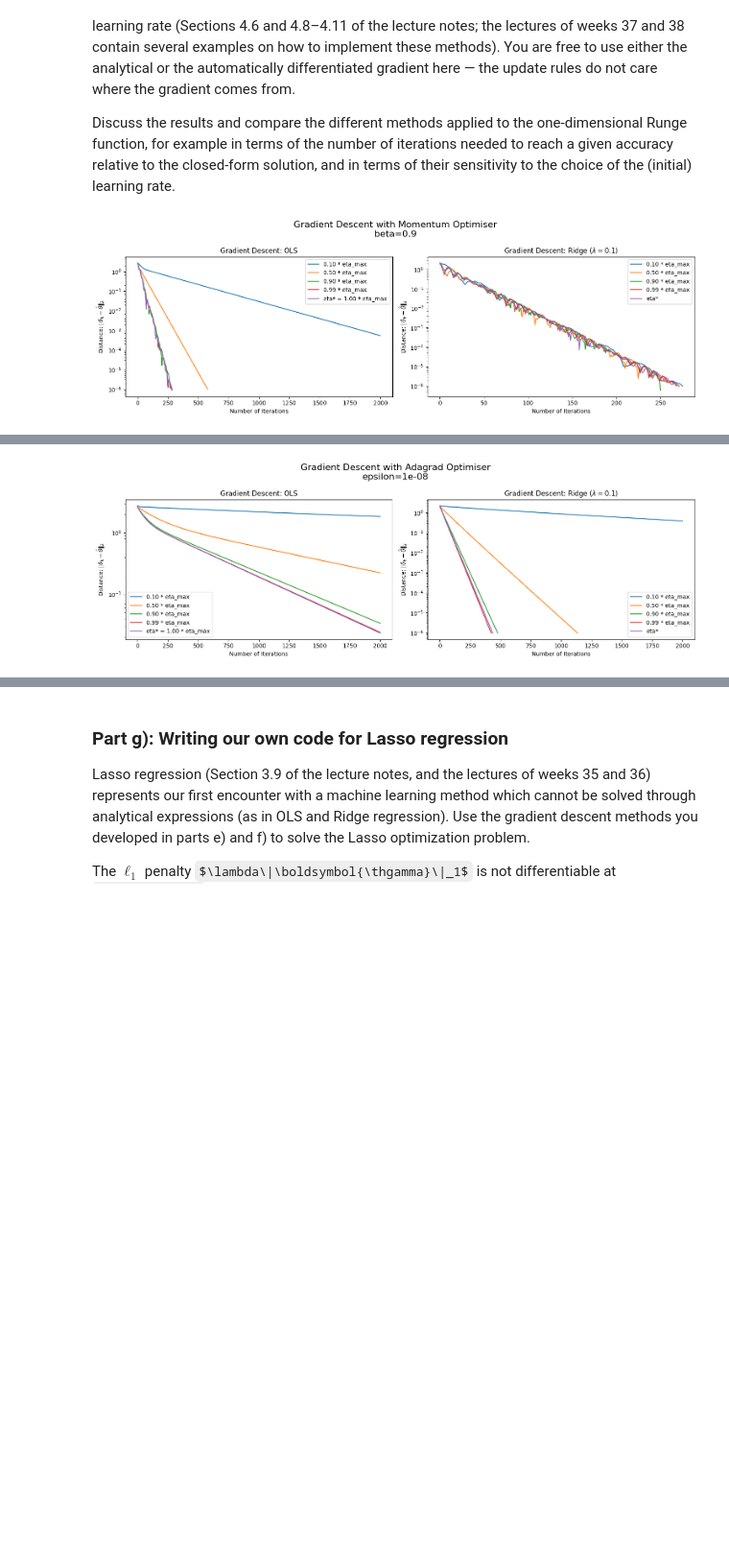
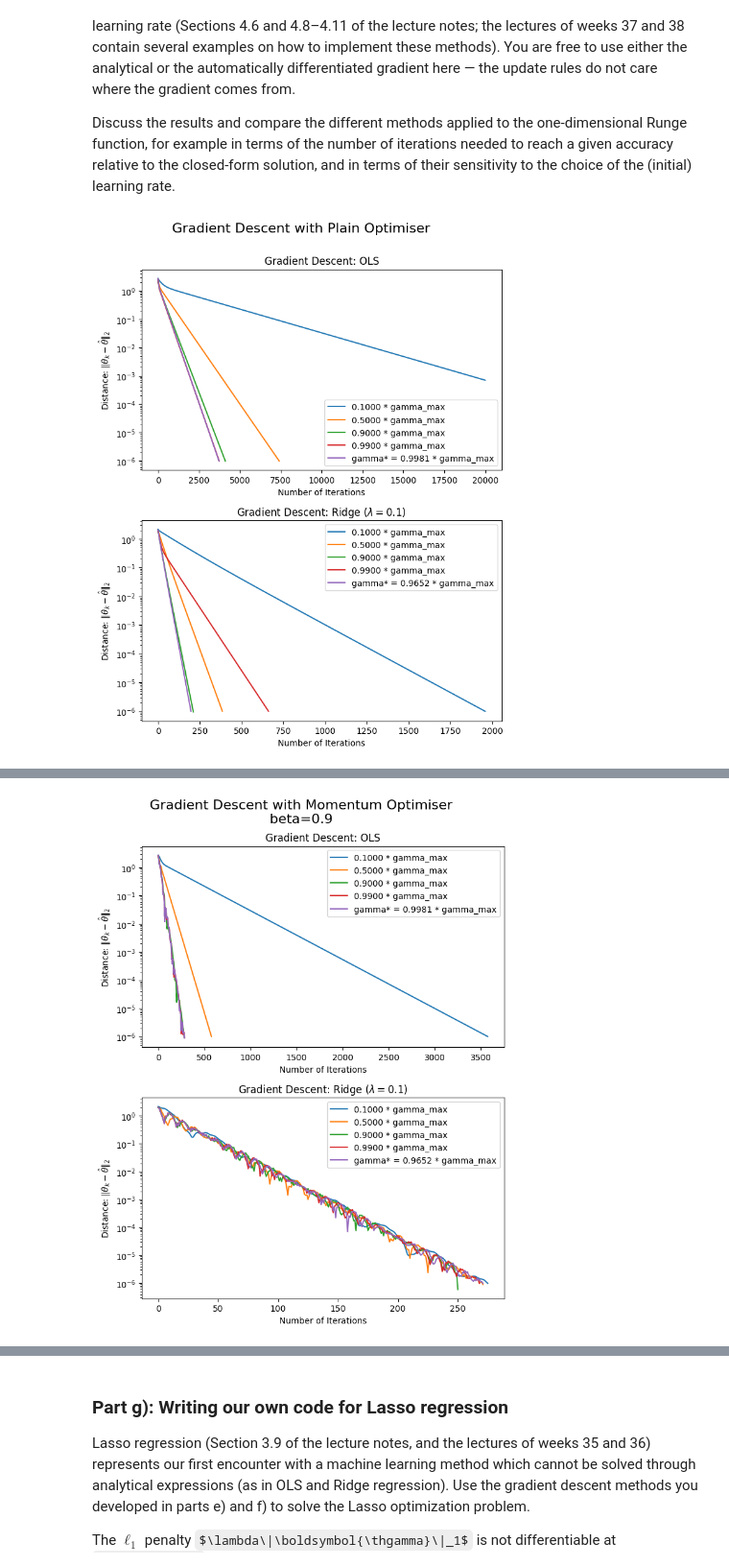
Before and after one commit to JOJ0O0O/MachineLearningUiO, a Jupyter notebook: doc/Projects/2026/Project1/Project1.ipynb, the cells around one changed output, grey strips where cells are left out. Shown at 96% size. Saved outputs shown, nothing was run; the diff lists cells and outputs as text; code cells hidden in the pictures; some formulas as TeX source; blank space fills up the shorter version.

```diff
--- a/doc/Projects/2026/Project1/Project1.ipynb
+++ b/doc/Projects/2026/Project1/Project1.ipynb
@@ -638,14 +670,17 @@ gamma_values_OLS.append(gamma_star_OLS)
 gamma_values_Ridge = [gamma_max_Ridge * factor for factor in [0.1, 0.5, 0.9, 0.99]]
 gamma_values_Ridge.append(gamma_star_Ridge)
 
-methods = ["momentum", "adagrad", "rmsprop", "adam"]
-max_steps_OLS = [2e3, 2e3, 2e3, 2e3]
-max_steps_Ridge = [2e3, 2e3, 2e3, 2e3]
+methods = ["plain", "momentum", "adagrad", "rmsprop", "adam"]
+steps_OLS = 2e4
+steps_Ridge = 2e4
 
-for method, steps_OLS, steps_Ridge in zip(methods, max_steps_OLS, max_steps_Ridge):
-    fig, ax = plt.subplots(1, 2, figsize=(15, 5))
+for method in methods:
+    fig, ax = plt.subplots(2, 1, figsize=(7, 9))
+
+    distance_history_OLS_arr = []
+    steps_history_OLS_arr = []
     for gamma in gamma_values_OLS:
-        ax[0].plot(gradient_descent(
+        theta_history_OLS, distance_history_OLS = gradient_descent(
             X=X_norm,
             y=y_centered,
             lam=0.0,
@@ -656,7 +691,12 @@ for method, steps_OLS, steps_Ridge in zip(methods, max_steps_OLS, max_steps_Ridg
             initial_theta=theta0,
             gradient="analytic",
             theta_hat=OLS_closed_form
-        )[1], label=f"gamma* = {gamma / gamma_max_OLS:.2f} * gamma_max" if gamma == gamma_star_OLS else f"{gamma / gamma_max_OLS:.2f} * gamma_max")
+        )
+
+        ax[0].plot(distance_history_OLS, label=f"gamma* = {gamma / gamma_max_OLS:.4f} * gamma_max" if gamma == gamma_star_OLS else f"{gamma / gamma_max_OLS:.4f} * gamma_max")
+
+        distance_history_OLS_arr.append(distance_history_OLS)
+        steps_history_OLS_arr.append(len(distance_history_OLS))
 
     ax[0].set_ylabel(r"Distance: $\|\theta_k - \hat{\theta}\|_2$")
     ax[0].set_xlabel("Number of Iterations")
@@ -665,8 +705,10 @@ for method, steps_OLS, steps_Ridge in zip(methods, max_steps_OLS, max_steps_Ridg
     #ax[0].set_xscale("log")
     ax[0].set_yscale("log")
 
+    distance_history_Ridge_arr = []
+    steps_history_Ridge_arr = []
     for gamma in gamma_values_Ridge:
-        ax[1].plot(gradient_descent(
+        theta_history_Ridge, distance_history_Ridge = gradient_descent(
             X=X_norm,
             y=y_centered,
             lam=lmbda,
@@ -677,7 +719,13 @@ for method, steps_OLS, steps_Ridge in zip(methods, max_steps_OLS, max_steps_Ridg
             gradient="analytic",
             theta_hat=Ridge_closed_form,
             method=method
-        )[1], label=f"gamma*" if gamma == gamma_star_Ridge else f"{gamma / gamma_max_Ridge:.2f} * gamma_max")
+        )
+
+        ax[1].plot(distance_history_Ridge, label=f"gamma* = {gamma / gamma_max_Ridge:.4f} * gamma_max" if gamma == gamma_star_Ridge else f"{gamma / gamma_max_Ridge:.4f} * gamma_max")
+
+        distance_history_Ridge_arr.append(distance_history_Ridge)
+        steps_history_Ridge_arr.append(len(distance_history_Ridge))
+
     # ax[1].set_ylabel(r"Tolerance:  $\|\theta_k - \hat{\theta}\|_2$")
     ax[1].set_xlabel("Number of Iterations")
     ax[1].set_ylabel(r"Distance: $\|\theta_k - \hat{\theta}\|_2$")
@@ -708,6 +756,26 @@ for method, steps_OLS, steps_Ridge in zip(methods, max_steps_OLS, max_steps_Ridg
     plt.savefig(f"figures/{method}_gradient_descent_OLS_Ridge.pdf", dpi=300, bbox_inches='tight')
     plt.show()
 
+    # evaluation table for report
+    evaluation_table = f"\\begin{{table}}[H]\n \\centering \n \\begin{{tabular}}{{c|c|c}}\n Method & Learning Rate & Steps to Convergence \\\\ \n \\hline\n"
+    for i, gamma in enumerate(gamma_values_OLS):
+        steps = steps_history_OLS_arr[i]
+        evaluation_table += f" OLS" if i == 0 else ""
+        evaluation_table += f" & ${gamma / gamma_max_OLS:.4f} * \\gamma_{{\\max}} = {gamma:.4f}$ "
+        evaluation_table += f"& {steps} \\\\ \n" if steps < steps_OLS else f"& did not converge \\\\ \n"
+
+    evaluation_table += "\\hline\n"
+    for i, gamma in enumerate(gamma_values_Ridge):
+        steps = steps_history_Ridge_arr[i]
+        evaluation_table += f"Ridge" if i == 0 else ""
+        evaluation_table += f" & ${gamma / gamma_max_Ridge:.4f} * \\gamma_{{\\max}} = {gamma:.4f}$"
+        evaluation_table += f"& {steps} \\\\ \n" if steps < steps_OLS else f"& did not converge \\\\ \n"
+
+    evaluation_table += f"\\end{{tabular}}\n\\caption{{Steps to convergence for different learning rates in {method} gradient descent for OLS and Ridge regression.}}\n\\label{{tab:steps_to_convergence_{method}_GD}}\n\\end{{table}}"
+
+    print(evaluation_table)
+
+
 
 #######################################
 
@@ -719,7 +787,7 @@ iterations_to_tolerance = {method: np.array([]) for method in methods}
 
 for gamma in gamma_values:
     for method in methods:
-        thgamma_hist, dist_hist = gradient_descent(
+        theta_hist, dist_hist = gradient_descent(
             X_norm, y_centered,
             method=method,
             lam=0.0,
@@ -730,7 +798,7 @@ for gamma in gamma_values:
         )
         iterations_to_tolerance[method] = np.append(iterations_to_tolerance[method], len(dist_hist))
 
-fig, ax = plt.subplots(figsize=(8, 5))
+fig, ax = plt.subplots(figsize=(7, 5))
 for method in methods:
     divergence_mask = iterations_to_tolerance[method] < 20000  # exclude non-converged runs
     ax.plot(gamma_values[divergence_mask], iterations_to_tolerance[method][divergence_mask], label=method)
@@ -753,7 +821,7 @@ plt.show()
 
 # same on the ridge regression problem
 
-gamma_values =np.logspace(-3, 1, num=50)
+gamma_values = np.logspace(-3, 1, num=50)
 
 methods = ["plain", "momentum", "adagrad", "rmsprop", "adam"]
 
@@ -761,35 +829,35 @@ iterations_to_tolerance = {method: np.array([]) for method in methods}
 
 for gamma in gamma_values:
     for method in methods:
-        thgamma_hist, dist_hist = gradient_descent(
+        theta_hist, dist_hist = gradient_descent(
             X_norm, y_centered,
             method=method,
             lam=lmbda,
             learning_rate=gamma,
             max_iterations=int(20000),
-            tolerance=1e-7,
+            tolerance=1e-6,
             theta_hat=Ridge_closed_form
         )
         iterations_to_tolerance[method] = np.append(iterations_to_tolerance[method], len(dist_hist))
 
-fig, ax = plt.subplots(figsize=(8, 5))
+fig, ax = plt.subplots(figsize=(7, 5))
 for method in methods:
     divergence_mask = iterations_to_tolerance[method] < 20000  # exclude non-converged runs
     ax.plot(gamma_values[divergence_mask], iterations_to_tolerance[method][divergence_mask], label=method)
 
 # ax.axvline(gamma_max_plain, color='gray', linestyle='--', label=r'$\gamma_{max}$ (plain)')
 # ax.axvline(gamma_max_momentum, color='black', linestyle='--', label=r'$\gamma_{max}$ (momentum)')
 ax.set_xlabel("Learning Rate (γ)")
 ax.set_ylabel("Iterations to Tolerance")
 ax.set_xscale("log")
 ax.set_yscale("log")
-ax.set_title("Ridge\n Number to reach tolerance (1e-7) vs learning rate for different methods")
+ax.set_title("Ridge\n Number to reach tolerance (1e-6) vs learning rate for different methods")
 ax.legend()
 ax.grid(True)
 
 plt.tight_layout()
 
 plt.savefig("figures/iterations_to_tolerance_Ridge.pdf", dpi=300, bbox_inches='tight')
 plt.show()
 # %% [output]
-[figure, old version]
+[figure, new version]
@@ -796 +884 @@ plt.show()
-[figure, old version]
+[figure, new version]
```
Also changed, not shown: parts of 3 cells of this notebook, 7 other files.
